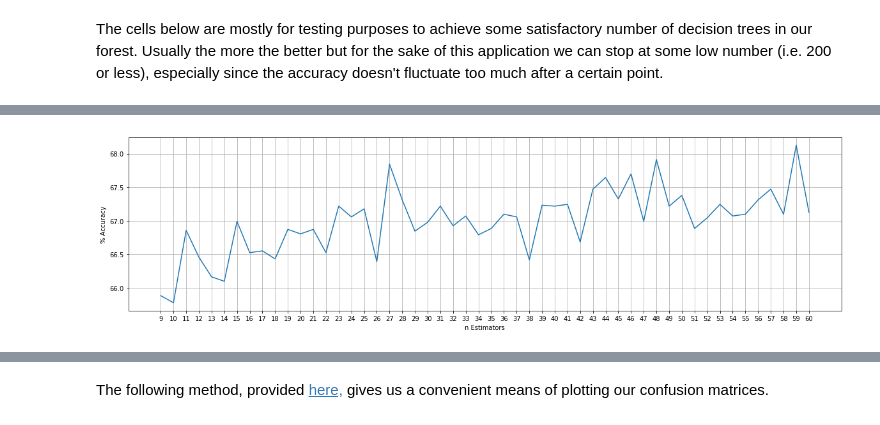
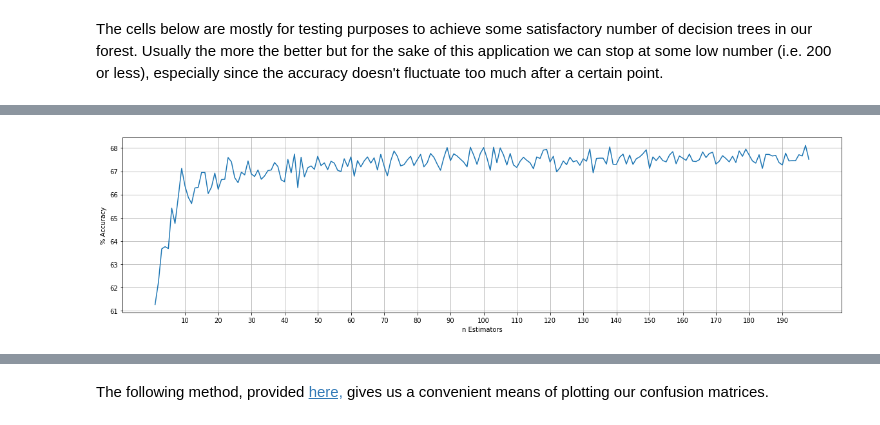
Before and after one commit to intellichess/classifier_notebooks, a Jupyter notebook: tagger.ipynb, the cells around one changed output, grey strips where cells are left out. Drawn from its saved outputs; the diff is of its cells as text; code cells hidden in the pictures.

Commit message:
adjusting graphs

```diff
--- a/tagger.ipynb
+++ b/tagger.ipynb
@@ -97,16 +97,16 @@ print(scores[amax])
 # %%
-x = np.array([i for i in range(amax - 50, amax + 2)])
+x = np.array([i for i in range(nmin, nmax-1)])
 scores = np.array(scores)
 
 plt.figure(figsize=(20,5));
 plt.plot(x, [r * 100 for r in [scores[i] for i in x]]);
-plt.xticks(x, [str(i) for i in x])
+plt.xticks([i for i in x if i % 10 == 0])
 plt.grid(True)
 plt.ylabel("% Accuracy")
 plt.xlabel("n Estimators")
 plt.show();
 # %% [output]
-[figure, old version]
+[figure, new version]
 # %%
 print("The best number of trees from our trials: ", amax)
 print("The accuracy achieved with that number of trees:" , scores[amax])
```
Also changed, not shown: parts of 2 cells of this notebook.
